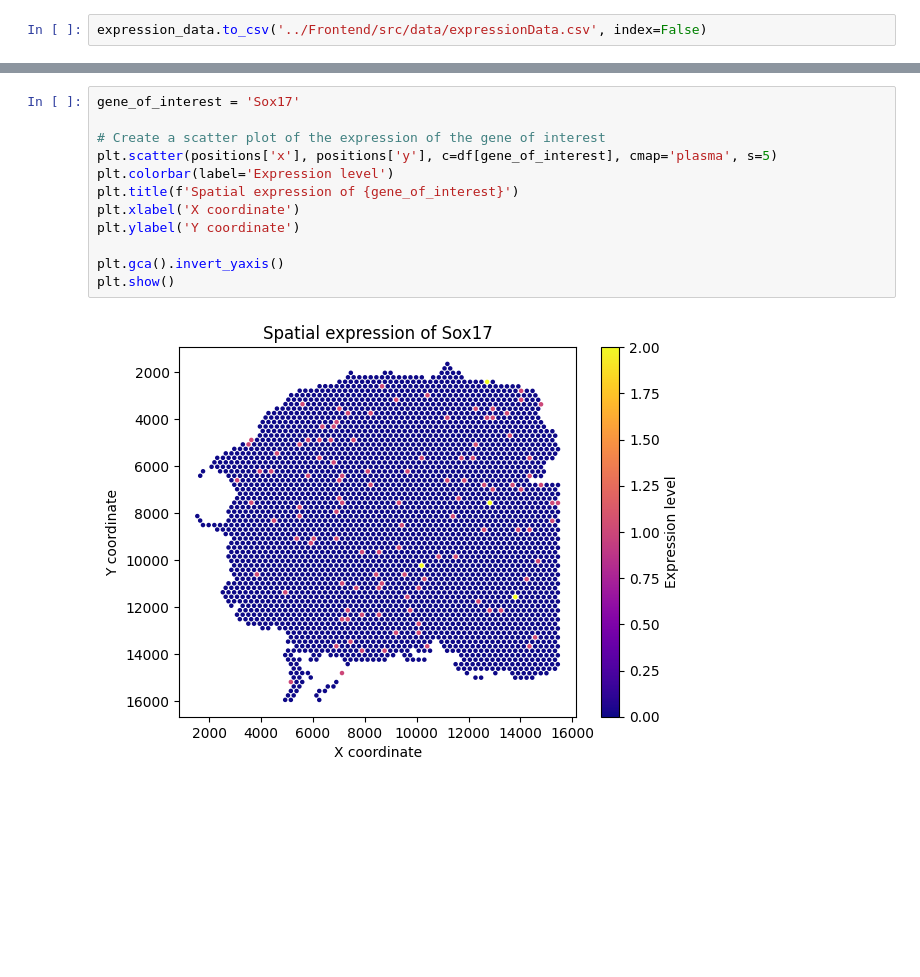
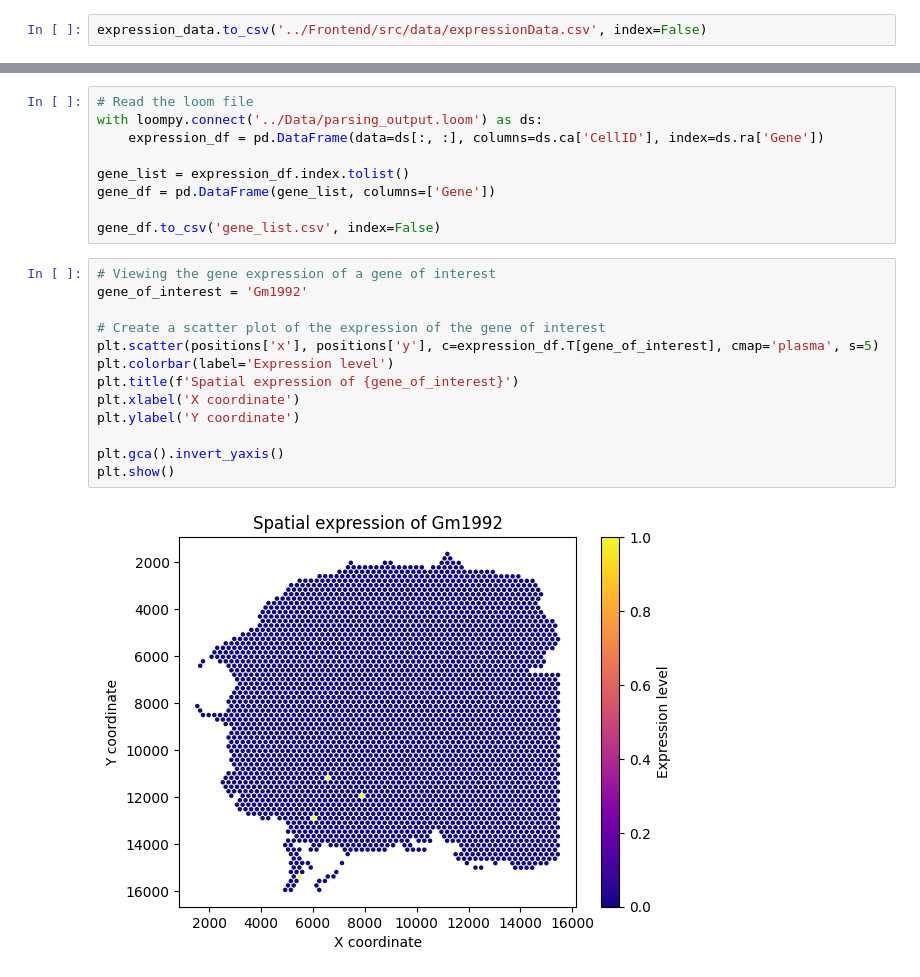
Before and after one commit to ScheWann/A-Part-to-Whole-Circular-Cell-Explorer, a Jupyter notebook: RedesignChallenge/Python/process.ipynb, the cells around one changed output, grey strips where cells are left out. Cells and saved outputs as stored; diff of their text form; blank space fills up the shorter version.

Commit message:
data test

```diff
--- a/RedesignChallenge/Python/process.ipynb
+++ b/RedesignChallenge/Python/process.ipynb
@@ -236,14 +305,24 @@ Shape: [31053  3499]
+# %%
+# Read the loom file
+with loompy.connect('../Data/parsing_output.loom') as ds:
+    expression_df = pd.DataFrame(data=ds[:, :], columns=ds.ca['CellID'], index=ds.ra['Gene'])
+
+gene_list = expression_df.index.tolist()
+gene_df = pd.DataFrame(gene_list, columns=['Gene'])
+
+gene_df.to_csv('gene_list.csv', index=False)
 # %%
-gene_of_interest = 'Sox17'
+# Viewing the gene expression of a gene of interest
+gene_of_interest = 'Gm1992'
 
 # Create a scatter plot of the expression of the gene of interest
-plt.scatter(positions['x'], positions['y'], c=df[gene_of_interest], cmap='plasma', s=5)
+plt.scatter(positions['x'], positions['y'], c=expression_df.T[gene_of_interest], cmap='plasma', s=5)
 plt.colorbar(label='Expression level')
 plt.title(f'Spatial expression of {gene_of_interest}')
 plt.xlabel('X coordinate')
 plt.ylabel('Y coordinate')
 
 plt.gca().invert_yaxis()
 plt.show()
 # %% [output]
-[figure, old version]
+[figure, new version]
```
Also changed, not shown: parts of 10 cells of this notebook, 1 other file.
